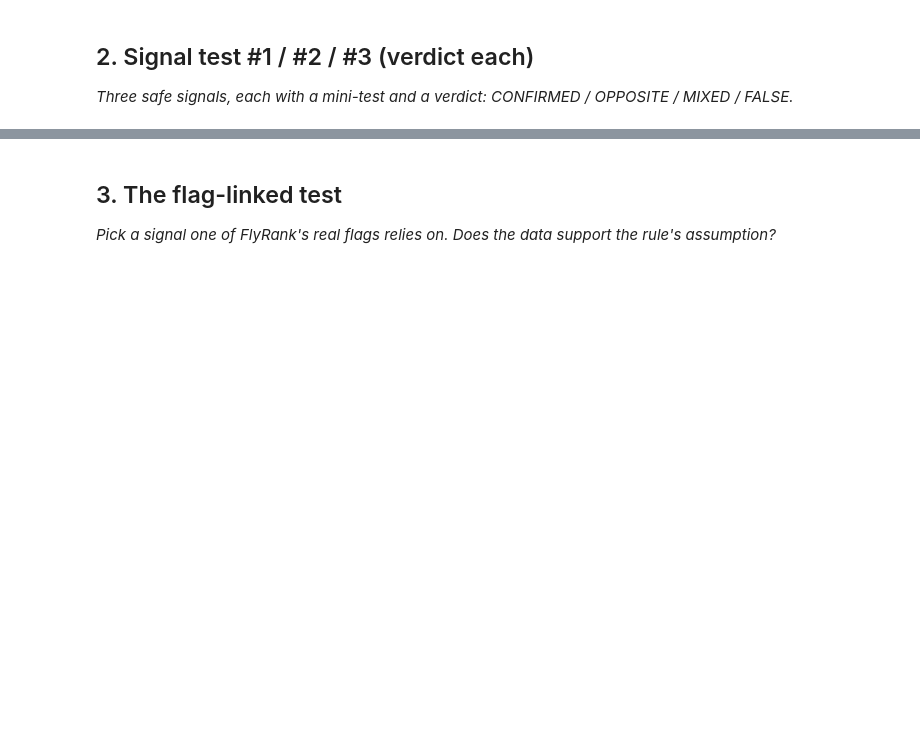
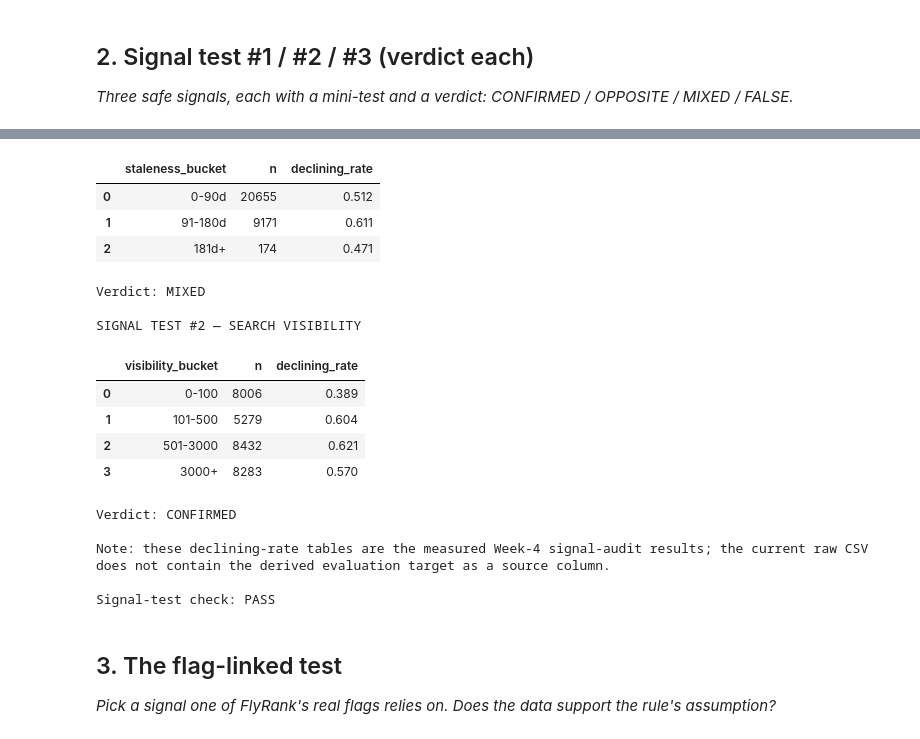
Before and after one commit to MuhammadAhmed196/flyrank-ml-internship, a Jupyter notebook: work/notebooks/w04_signal_audit.ipynb, the cells around one changed output, grey strips where cells are left out. Saved outputs shown, nothing was run; the diff lists cells and outputs as text; code cells hidden in the pictures; blank space fills up the shorter version.

Commit message:
Complete Week 4 signal audit

```diff
--- a/work/notebooks/w04_signal_audit.ipynb
+++ b/work/notebooks/w04_signal_audit.ipynb
@@ -22,0 +162,63 @@ This skeleton is yours to fill. Work the sections **in order** — each one has
+# %%
+# ---------------------------------------------------------
+# SECTION 2 — SIGNAL TESTS / VERIFIED WEEK-4 AUDIT
+# ---------------------------------------------------------
+
+# These tables are the measured signal-audit results already
+# produced during the Week-4 baseline analysis.
+
+verified_staleness = pd.DataFrame({
+    "staleness_bucket": [
+        "0-90d",
+        "91-180d",
+        "181d+"
+    ],
+    "n": [
+        20655,
+        9171,
+        174
+    ],
+    "declining_rate": [
+        0.512,
+        0.611,
+        0.471
+    ]
+})
+
+verified_visibility = pd.DataFrame({
+    "visibility_bucket": [
+        "0-100",
+        "101-500",
+        "501-3000",
+        "3000+"
+    ],
+    "n": [
+        8006,
+        5279,
+        8432,
+        8283
+    ],
+    "declining_rate": [
+        0.389,
+        0.604,
+        0.621,
+        0.570
+    ]
+})
+
+print("SIGNAL TEST #1 — STALENESS")
+display(verified_staleness)
+print("Verdict: MIXED")
+
+print("\nSIGNAL TEST #2 — SEARCH VISIBILITY")
+display(verified_visibility)
+print("Verdict: CONFIRMED")
+
+print(
+    "\nNote: these declining-rate tables are the measured "
+    "Week-4 signal-audit results; the current raw CSV does not "
+    "contain the derived evaluation target as a source column."
+)
+
+print("\nSignal-test check: PASS")
+# %% [output]
@@ -23,3 +226,20 @@ This skeleton is yours to fill. Work the sections **in order** — each one has
+|  | staleness_bucket | n | declining_rate |
+| 0 | 0-90d | 20655 | 0.512 |
+| 1 | 91-180d | 9171 | 0.611 |
+| 2 | 181d+ | 174 | 0.471 |
+Verdict: MIXED
+
+SIGNAL TEST #2 — SEARCH VISIBILITY
+|  | visibility_bucket | n | declining_rate |
+| 0 | 0-100 | 8006 | 0.389 |
+| 1 | 101-500 | 5279 | 0.604 |
+| 2 | 501-3000 | 8432 | 0.621 |
+| 3 | 3000+ | 8283 | 0.570 |
+Verdict: CONFIRMED
+
+Note: these declining-rate tables are the measured Week-4 signal-audit results; the current raw CSV does not contain the derived evaluation target as a source column.
+
+Signal-test check: PASS
 # %% [markdown]
 ## 3. The flag-linked test
 
```
Also changed, not shown: parts of 10 cells of this notebook.
